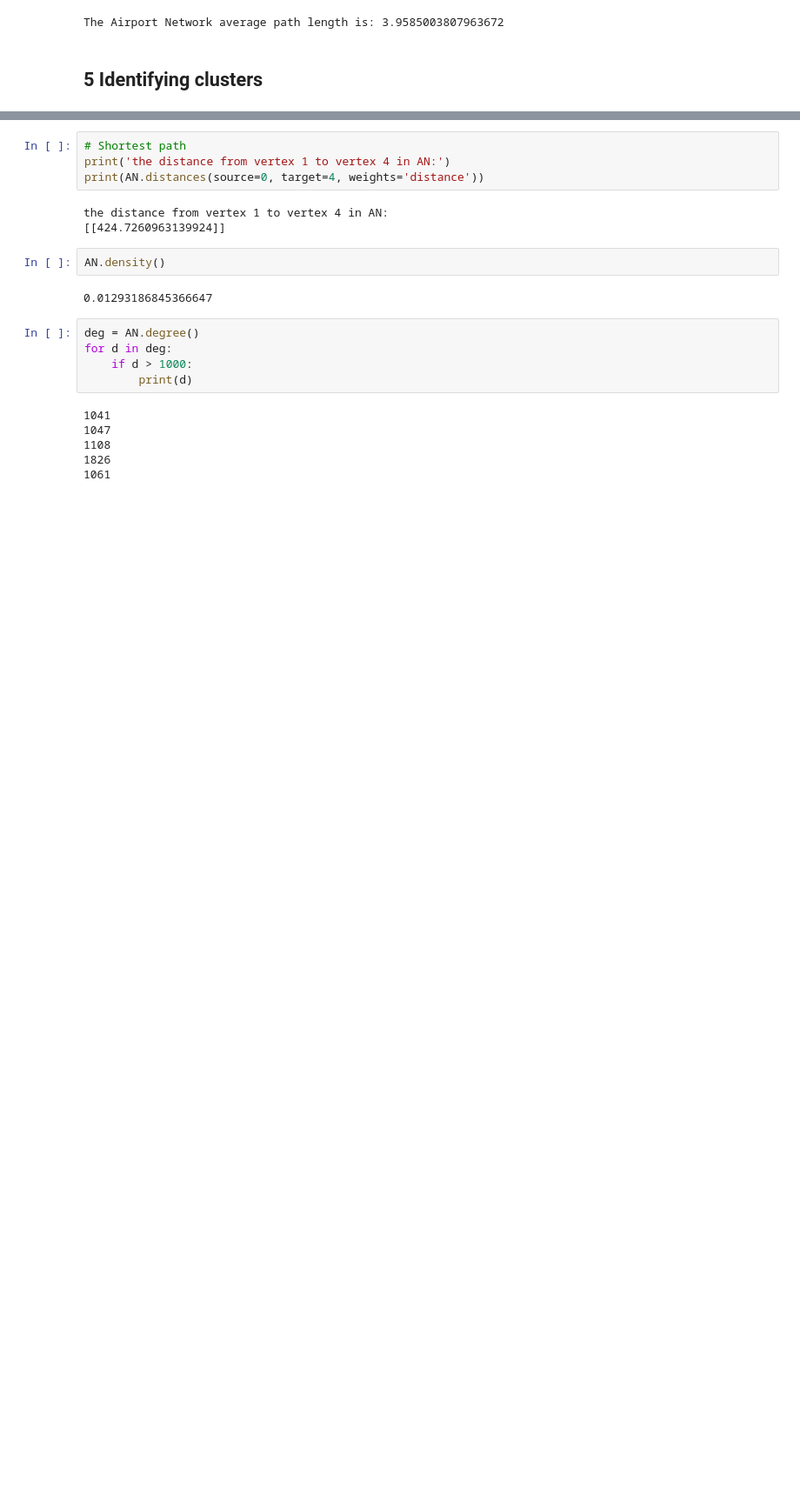
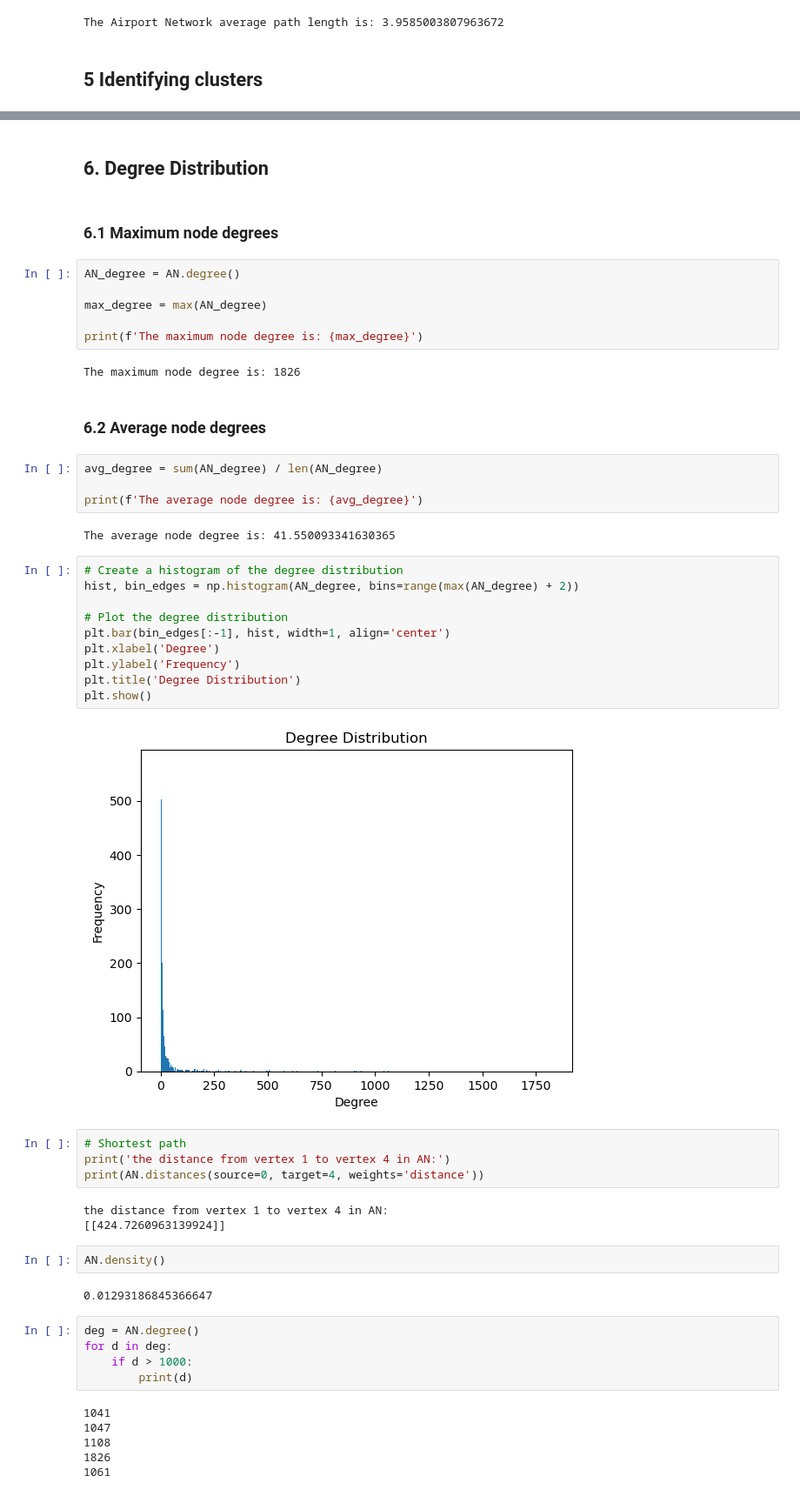
Before and after one commit to dlleonardo/openflights-airport-network-analysis, a Jupyter notebook: main.ipynb, the cells around one changed output, grey strips where cells are left out. Shown: that part at 87% size. Drawn from its saved outputs; the diff is of its cells as text; blank space fills up the shorter version.

```diff
--- a/main.ipynb
+++ b/main.ipynb
@@ -138,3 +162,35 @@ Number of clusters found: 7
+# %% [markdown]
+## 6. Degree Distribution
+# %% [markdown]
+### 6.1 Maximum node degrees
+# %%
+AN_degree = AN.degree()
+
+max_degree = max(AN_degree)
+
+print(f'The maximum node degree is: {max_degree}')
+# %% [output]
+The maximum node degree is: 1826
+# %% [markdown]
+### 6.2 Average node degrees
+# %%
+avg_degree = sum(AN_degree) / len(AN_degree)
+
+print(f'The average node degree is: {avg_degree}')
+# %% [output]
+The average node degree is: 41.550093341630365
+# %%
+# Create a histogram of the degree distribution
+hist, bin_edges = np.histogram(AN_degree, bins=range(max(AN_degree) + 2))
+
+# Plot the degree distribution
+plt.bar(bin_edges[:-1], hist, width=1, align='center')
+plt.xlabel('Degree')
+plt.ylabel('Frequency')
+plt.title('Degree Distribution')
+plt.show()
+# %% [output]
+[figure, added]
 # %%
 # Shortest path
 print('the distance from vertex 1 to vertex 4 in AN:')
```
Also changed, not shown: parts of 7 cells of this notebook.
